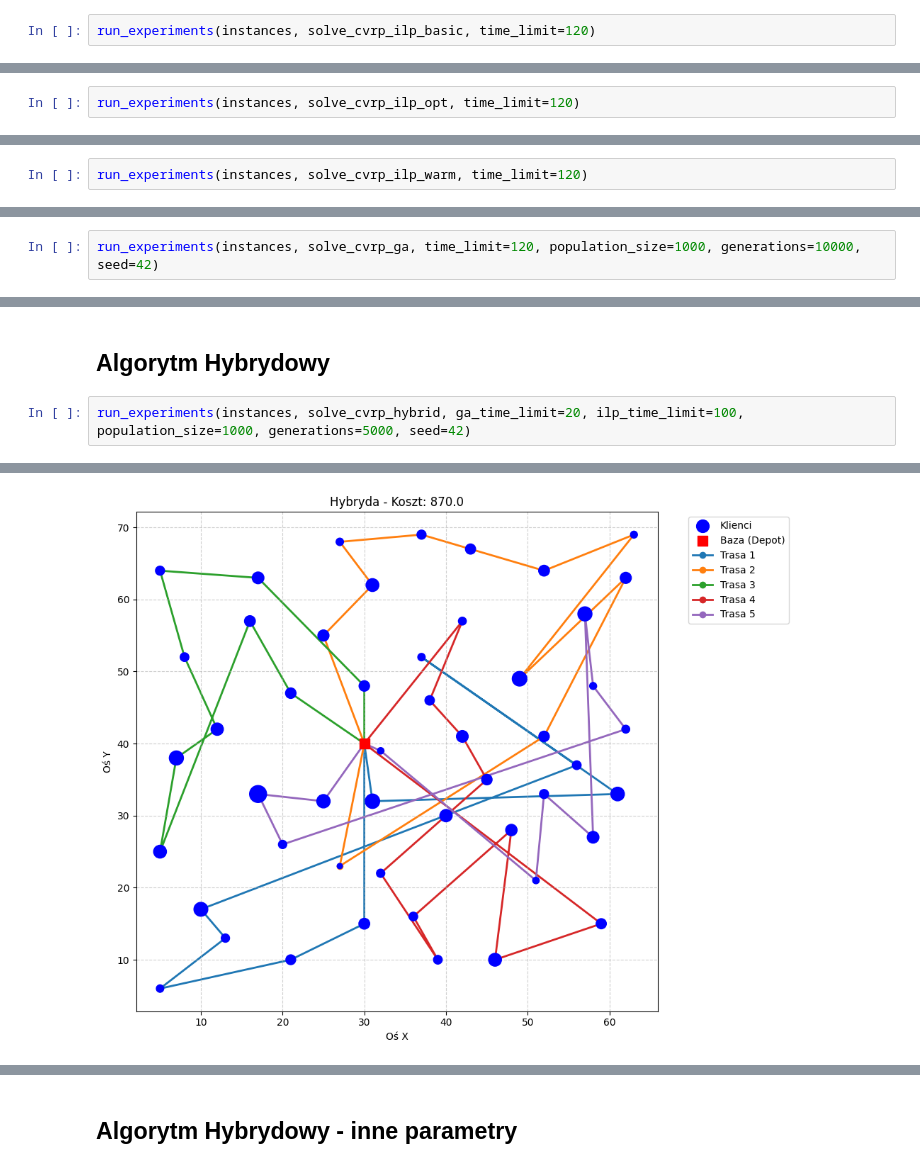
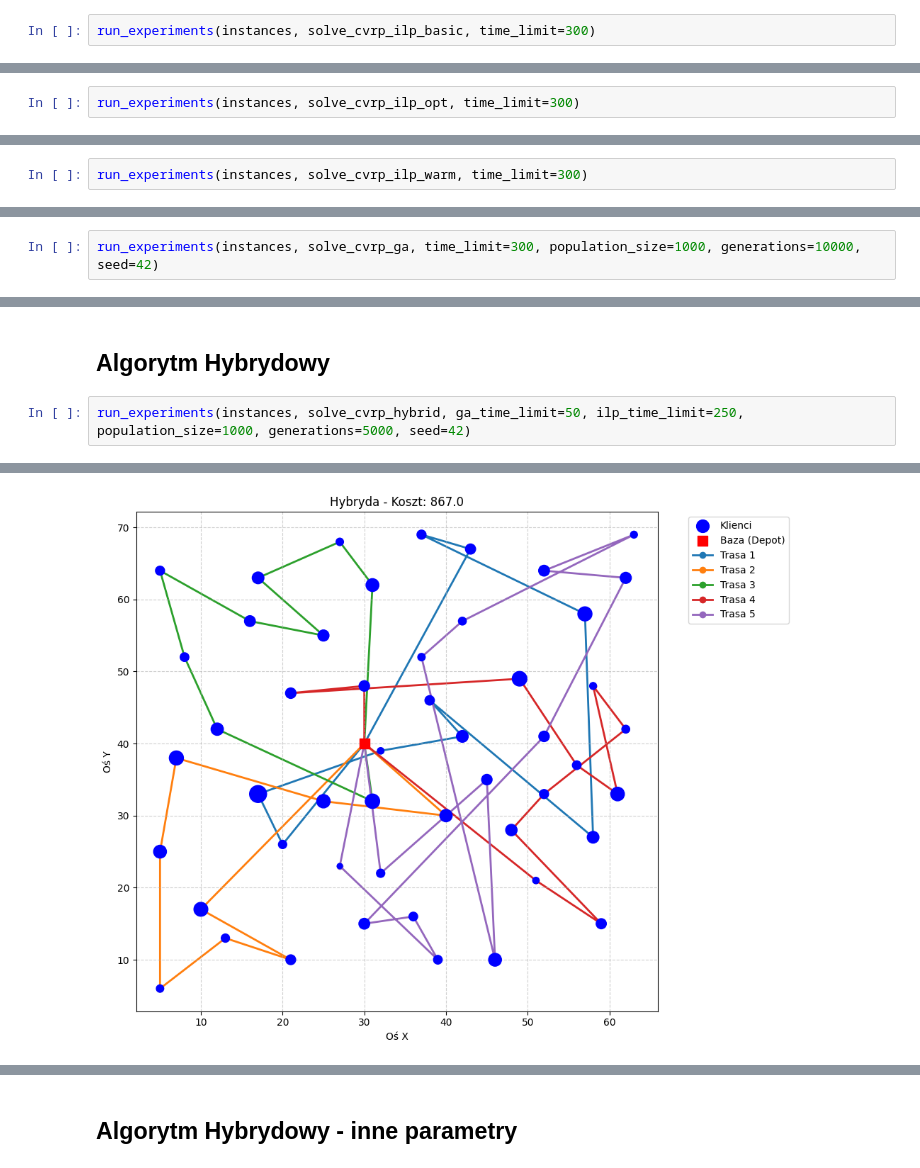
Before and after one commit to JakubRybak/Vehicle_Routing_Lp_Solver, a Jupyter notebook: projekt.ipynb, the cells around one changed output, grey strips where cells are left out. Saved outputs shown, nothing was run; the diff lists cells and outputs as text.

```diff
--- a/projekt.ipynb
+++ b/projekt.ipynb
@@ -55,7 +55,7 @@ instances = [
 # %% [markdown]
 ## Algorytm ILP Klasyczny
 # %%
-run_experiments(instances, solve_cvrp_ilp_basic, time_limit=120)
+run_experiments(instances, solve_cvrp_ilp_basic, time_limit=300)
 # %% [output]
 Wczytano 50 klientów, depot: 1, pojemność: 160, maks. ciężarówek: 5
 Uruchamianie solvera
@@ -69,7 +69,7 @@ Zapisano statystyki eksperymentu do results\experiments.csv
 # %% [markdown]
 ## Algorytm ILP z Optymalizacjami
 # %%
-run_experiments(instances, solve_cvrp_ilp_opt, time_limit=120)
+run_experiments(instances, solve_cvrp_ilp_opt, time_limit=300)
 # %% [output]
 Wczytano 50 klientów, depot: 1, pojemność: 160, maks. ciężarówek: 5
 Uruchamianie solvera
@@ -80,7 +83,7 @@ Zapisano statystyki eksperymentu do results\experiments.csv
 # %% [markdown]
 ## Algorytm ILP z Optymalizacjami i 'Warm Start NN'
 # %%
-run_experiments(instances, solve_cvrp_ilp_warm, time_limit=120)
+run_experiments(instances, solve_cvrp_ilp_warm, time_limit=300)
 # %% [output]
 Wczytano 50 klientów, depot: 1, pojemność: 160, maks. ciężarówek: 5
 Uruchamianie solvera
@@ -94,6 +97,6 @@ Zapisano statystyki eksperymentu do results\experiments.csv
 # %% [markdown]
 ## Algorytm Genetyczny
 # %%
-run_experiments(instances, solve_cvrp_ga, time_limit=120, population_size=1000, generations=10000, seed=42)
+run_experiments(instances, solve_cvrp_ga, time_limit=300, population_size=1000, generations=10000, seed=42)
 # %% [output]
 Wczytano 50 klientów, depot: 1, pojemność: 160, maks. ciężarówek: 5
@@ -109,7 +112,7 @@ Zapisano statystyki eksperymentu do results\experiments.csv
 # %% [markdown]
 ## Algorytm Hybrydowy
 # %%
-run_experiments(instances, solve_cvrp_hybrid, ga_time_limit=20, ilp_time_limit=100, population_size=1000, generations=5000, seed=42)
+run_experiments(instances, solve_cvrp_hybrid, ga_time_limit=50, ilp_time_limit=250, population_size=1000, generations=5000, seed=42)
 # %% [output]
 Krok 1: Inicjalizacja Algorytmem Genetycznym
 Wczytano 50 klientów, depot: 1, pojemność: 160, maks. ciężarówek: 5
@@ -128,2 +131,2 @@ Routes: [[1, 13, 35, 2, 51, 42, 20, 41, 43, 45, 1], [1, 18, 17, 36, 3, 37, 4, 29
 Zapisano statystyki eksperymentu do results\experiments.csv
-[figure, old version]
+[figure, new version]
```
Also changed, not shown: parts of 7 cells of this notebook, 1 other file.
